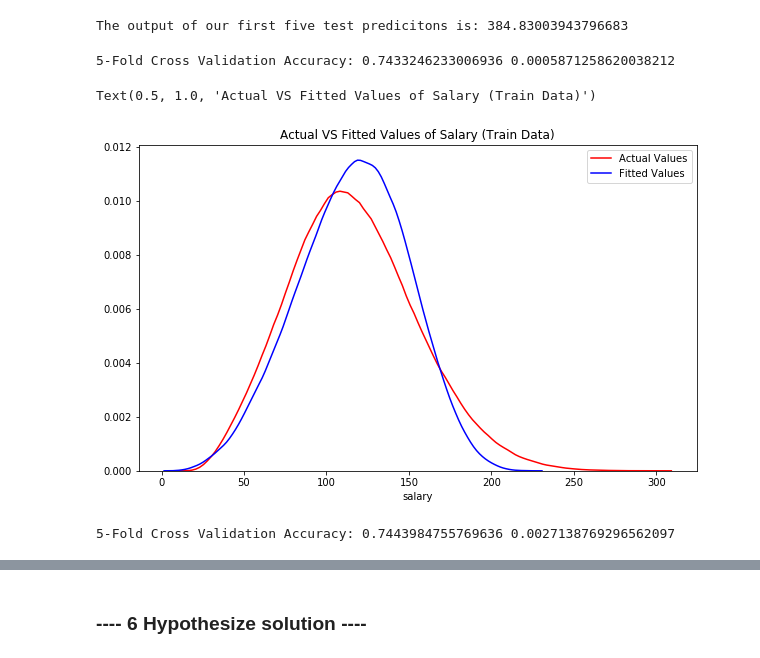
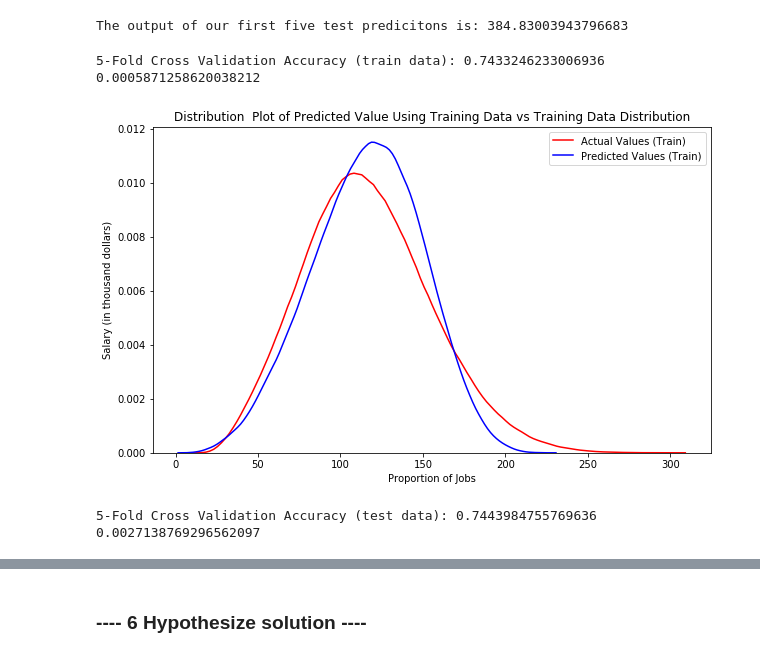
Before and after one commit to deejayrusso/Salary-Prediction-Portfolio, a Jupyter notebook: Salary Prediction Notebook.ipynb, the cells around one changed output, grey strips where cells are left out. Saved outputs shown, nothing was run; the diff lists cells and outputs as text; code cells hidden in the pictures.

```diff
--- a/Salary Prediction Notebook.ipynb
+++ b/Salary Prediction Notebook.ipynb
@@ -496,23 +527,18 @@ The output of our first five test predicitons is: 384.83003943796683
 # %%
 # Model Performance on train data
 scores = cross_val_score(lm, X_train, y_train, cv=5)
-print("5-Fold Cross Validation Accuracy:", (np.mean(scores)), (np.std(scores)))
+print("5-Fold Cross Validation Accuracy (train data):", (np.mean(scores)), (np.std(scores)))
 # %% [output]
-5-Fold Cross Validation Accuracy: 0.7433246233006936 0.0005871258620038212
+5-Fold Cross Validation Accuracy (train data): 0.7433246233006936 0.0005871258620038212
-# %%
-# View distribution of actual vs fitted
-plt.figure(figsize=(10, 6))
-
-ax1 = sns.distplot(y_train, hist=False, color="r", label="Actual Values")
-sns.distplot(yhat, hist=False, color="b", label="Fitted Values", ax=ax1)
-
-plt.title("Actual VS Fitted Values of Salary (Train Data)")
-# %% [output]
-Text(0.5, 1.0, 'Actual VS Fitted Values of Salary (Train Data)')
-[figure, removed]
+# %%
+# View distribution of actual vs fitted
+Title = 'Distribution  Plot of Predicted Value Using Training Data vs Training Data Distribution'
+DistributionPlot(y_train, yhat, "Actual Values (Train)", "Predicted Values (Train)", Title)
+# %% [output]
+[figure, added]
 # %%
 # Model Performance on test data
 scores = cross_val_score(lm, X_test, y_test, cv=5)
-print("5-Fold Cross Validation Accuracy:", (np.mean(scores)), (np.std(scores)))
+print("5-Fold Cross Validation Accuracy (test data):", (np.mean(scores)), (np.std(scores)))
 # %% [output]
-5-Fold Cross Validation Accuracy: 0.7443984755769636 0.0027138769296562097
+5-Fold Cross Validation Accuracy (test data): 0.7443984755769636 0.0027138769296562097
```
Also changed, not shown: parts of 9 cells of this notebook.
